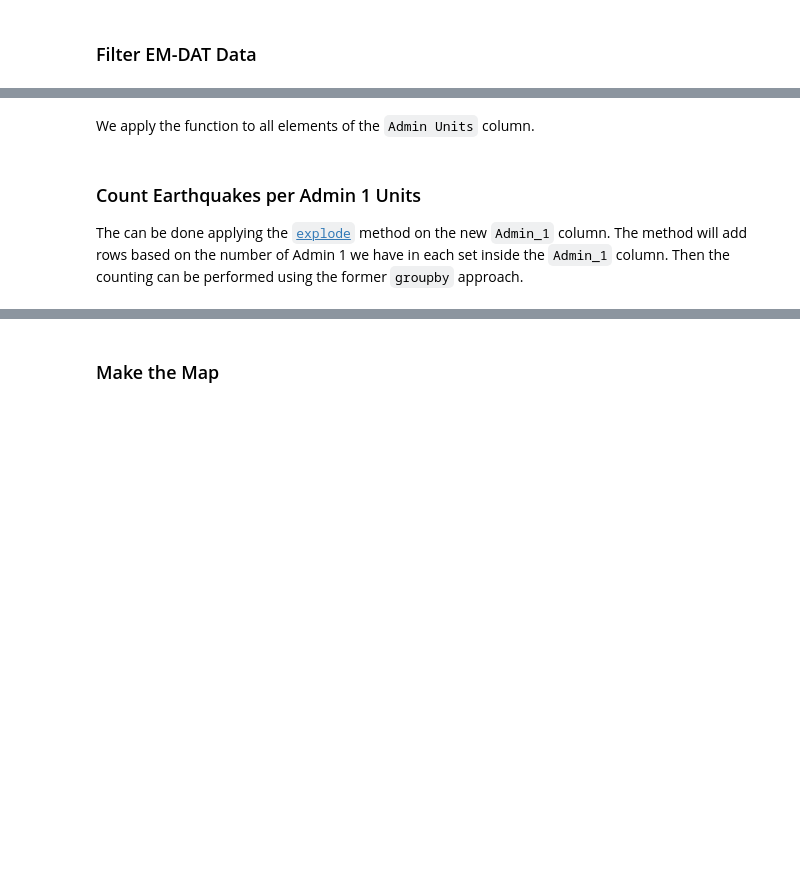
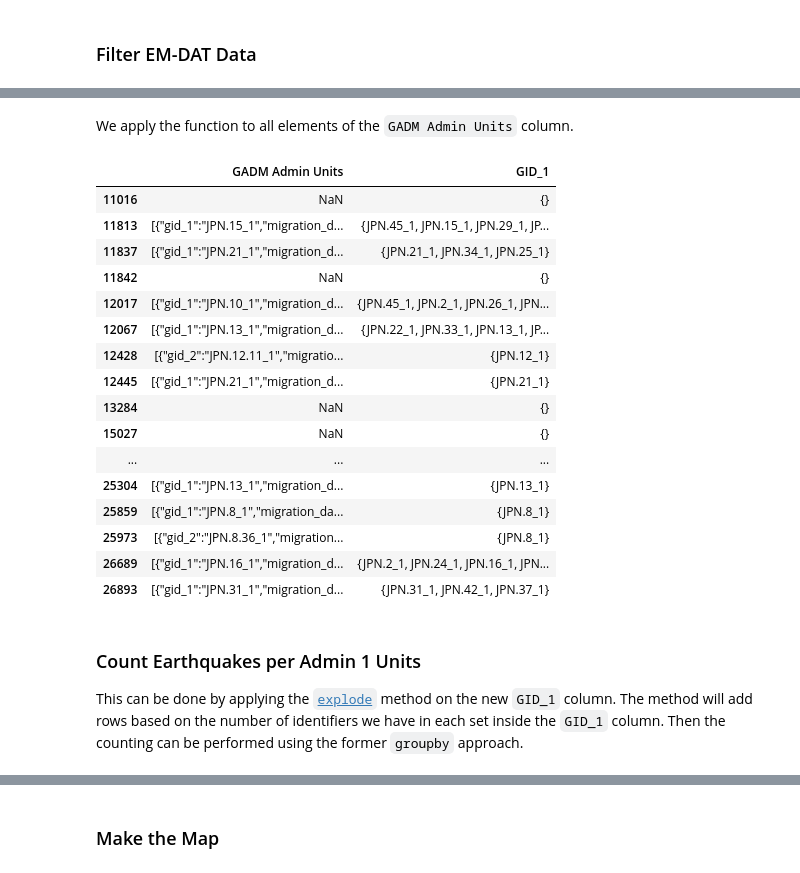
Before and after one commit to em-dat/python_tutorials, a Jupyter notebook: python_tutorial_2_making_maps.ipynb, the cells around one changed output, grey strips where cells are left out. Drawn from its saved outputs; the diff is of its cells as text; code cells hidden in the pictures; blank space fills up the shorter version.

```diff
--- a/python_tutorial_2_making_maps.ipynb
+++ b/python_tutorial_2_making_maps.ipynb
@@ -121,58 +210,71 @@ We create a python function, `json_to_amdmin1`, to extract the administrative le
 # %%
 import json
+import re
 
-def json_to_admin1(json_str, gdf):
+
+def gadm_to_admin1(json_str):
     """
-    Convert a JSON string to a set of administrative level 1 codes.
+    Convert a JSON string to a set of GADM administrative level 1 identifiers.
 
     Parameters
     ----------
     json_str
         A JSON string representing administrative areas, or None.
-    gdf
-        A GeoDataFrame containing administrative codes and their corresponding
-        levels.
 
     Returns
     -------
-    A set of administrative level 1 (ADM1) codes extracted from the input JSON.
+    A set of administrative level 1 (GID_1) identifiers extracted from the
+    input JSON.
 
     Raises
     ------
     ValueError
-        If the administrative code is missing from the input data or ADM2_CODE
-        not found in the provided GeoDataFrame.
+        If an administrative identifier is missing from the input data.
 
     """
     adm_list = json.loads(json_str) if isinstance(json_str, str) else None
     adm1_list = []
     if adm_list is not None:
         for entry in adm_list:
-            if 'adm1_code' in entry.keys():
-                adm1_code = entry['adm1_code']
-            elif 'adm2_code' in entry.keys():
-                gdf_sel = gdf[gdf['ADM2_CODE'] == entry['adm2_code']]
-                if not gdf_sel.empty:
-                    adm1_code = gdf_sel.iloc[0]['ADM1_CODE']
-                else:
-                    raise ValueError(
-                        'ADM2_CODE not found in the provided GeoDataFrame.'
-                    )
+            if 'gid_1' in entry.keys():
+                gid_1 = entry['gid_1']
+            elif 'gid_2' in entry.keys():
+                # JPN.19.68_2 -> JPN.19_1
+                gid_1 = re.sub(
+                    r'^([A-Za-z]{3}\.[0-9]+)\..*$', r'\1_1', entry['gid_2']
+                )
             else:
                 raise ValueError(
-                    'Administrative code is missing from the provided data.'
+                    'Administrative identifier is missing from the provided data.'
                 )
-            adm1_list.append(adm1_code)
+            adm1_list.append(gid_1)
     return set(adm1_list)
 # %% [markdown]
-We apply the function to all elements of the `Admin Units` column.
+We apply the function to all elements of the `GADM Admin Units` column.
 # %%
-df_jpn.loc[:, 'Admin_1'] = df_jpn['Admin Units'].apply(
-    lambda x: json_to_admin1(x, gaul_adm2))
+df_jpn.loc[:, 'GID_1'] = df_jpn['GADM Admin Units'].apply(gadm_to_admin1)
 
-df_jpn[['Admin Units', 'Admin_1']]
+df_jpn[['GADM Admin Units', 'GID_1']]
+# %% [output]
+|  | GADM Admin Units | GID_1 |
+| 11016 | NaN | {} |
+| 11813 | [{"gid_1":"JPN.15_1","migration_d... | {JPN.45_1, JPN.15_1, JPN.29_1, JP... |
+| 11837 | [{"gid_1":"JPN.21_1","migration_d... | {JPN.21_1, JPN.34_1, JPN.25_1} |
+| 11842 | NaN | {} |
+| 12017 | [{"gid_1":"JPN.10_1","migration_d... | {JPN.45_1, JPN.2_1, JPN.26_1, JPN... |
+| 12067 | [{"gid_1":"JPN.13_1","migration_d... | {JPN.22_1, JPN.33_1, JPN.13_1, JP... |
+| 12428 | [{"gid_2":"JPN.12.11_1","migratio... | {JPN.12_1} |
+| 12445 | [{"gid_1":"JPN.21_1","migration_d... | {JPN.21_1} |
+| 13284 | NaN | {} |
+| 15027 | NaN | {} |
+| ... | ... | ... |
+| 25304 | [{"gid_1":"JPN.13_1","migration_d... | {JPN.13_1} |
+| 25859 | [{"gid_1":"JPN.8_1","migration_da... | {JPN.8_1} |
+| 25973 | [{"gid_2":"JPN.8.36_1","migration... | {JPN.8_1} |
+| 26689 | [{"gid_1":"JPN.16_1","migration_d... | {JPN.2_1, JPN.24_1, JPN.16_1, JPN... |
+| 26893 | [{"gid_1":"JPN.31_1","migration_d... | {JPN.31_1, JPN.42_1, JPN.37_1} |
 # %% [markdown]
 ### Count Earthquakes per Admin 1 Units
 
-The can be done applying the [`explode`](https://pandas.pydata.org/docs/reference/api/pandas.DataFrame.explode.html) method on the new `Admin_1` column. The method will add rows based on the number of Admin 1 we have in each set inside the `Admin_1` column. Then the counting can be performed using the former `groupby` approach.
+This can be done by applying the [`explode`](https://pandas.pydata.org/docs/reference/api/pandas.DataFrame.explode.html) method on the new `GID_1` column. The method will add rows based on the number of identifiers we have in each set inside the `GID_1` column. Then the counting can be performed using the former `groupby` approach.
 # %%
```
Also changed, not shown: parts of 20 cells of this notebook, 1 other file.
